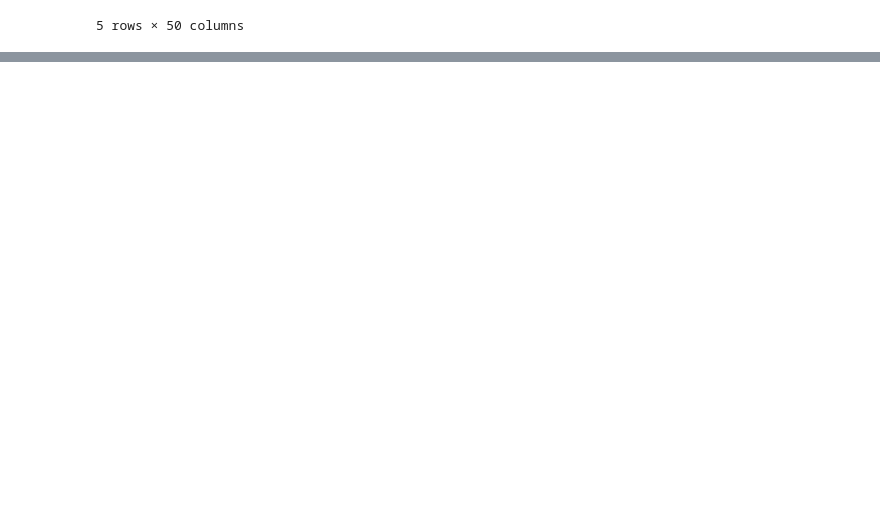
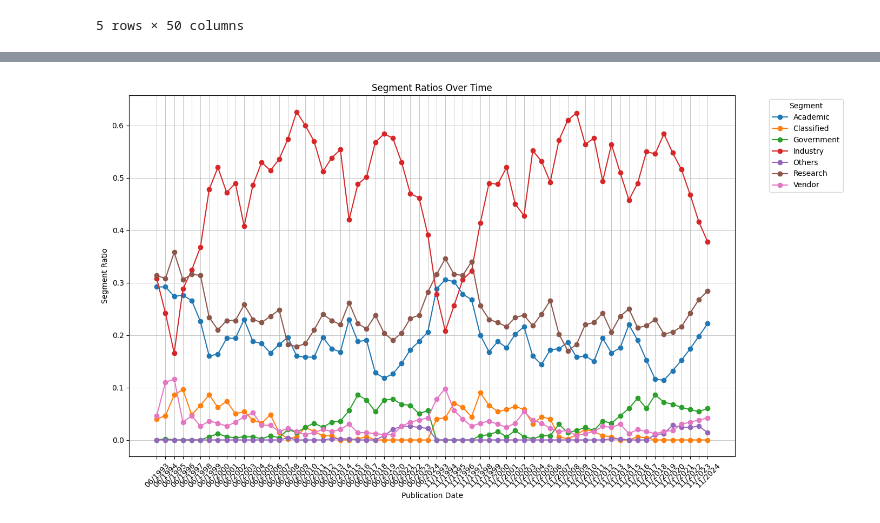
Before and after one commit to Sam-Bieberich/top500_data, a Jupyter notebook: progress_report_2.ipynb, the cells around one changed output, grey strips where cells are left out. Drawn from its saved outputs; the diff is of its cells as text; code cells hidden in the pictures; blank space fills up the shorter version.

```diff
--- a/progress_report_2.ipynb
+++ b/progress_report_2.ipynb
@@ -88,0 +86,25 @@ Top 10 Computers by Processor Count:
+# %%
+# Group by Publication Date and Segment, and count the occurrences
+segment_counts = df.groupby(['Publication Date', 'Segment']).size().unstack(fill_value=0)
+
+# Normalize the counts to get the ratio for each segment
+segment_ratios = segment_counts.div(segment_counts.sum(axis=1), axis=0)
+
+# Display the result
+# print(segment_ratios)
+
+# Plot the segment ratios over time
+plt.figure(figsize=(14, 8))
+for segment in segment_ratios.columns:
+    plt.plot(segment_ratios.index, segment_ratios[segment], marker='o', label=segment)
+
+plt.xlabel('Publication Date')
+plt.ylabel('Segment Ratio')
+plt.title('Segment Ratios Over Time')
+plt.xticks(rotation=45)
+plt.legend(title='Segment', bbox_to_anchor=(1.05, 1), loc='upper left')
+plt.grid(visible=True, which='both', linestyle='-', linewidth=0.5)
+plt.tight_layout()
+plt.show()
+# %% [output]
+[figure, added]
```
Also changed, not shown: parts of 15 cells of this notebook.
